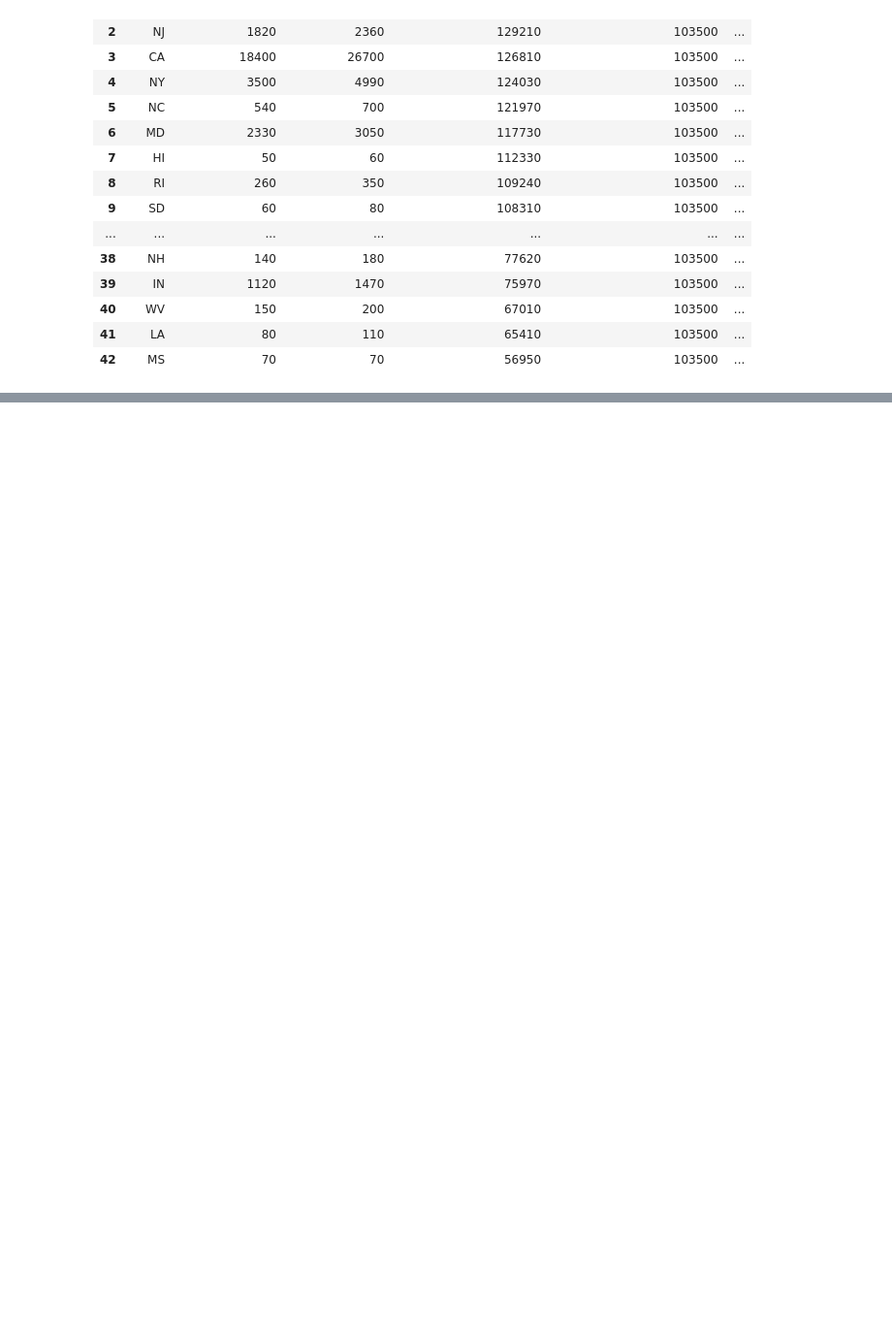
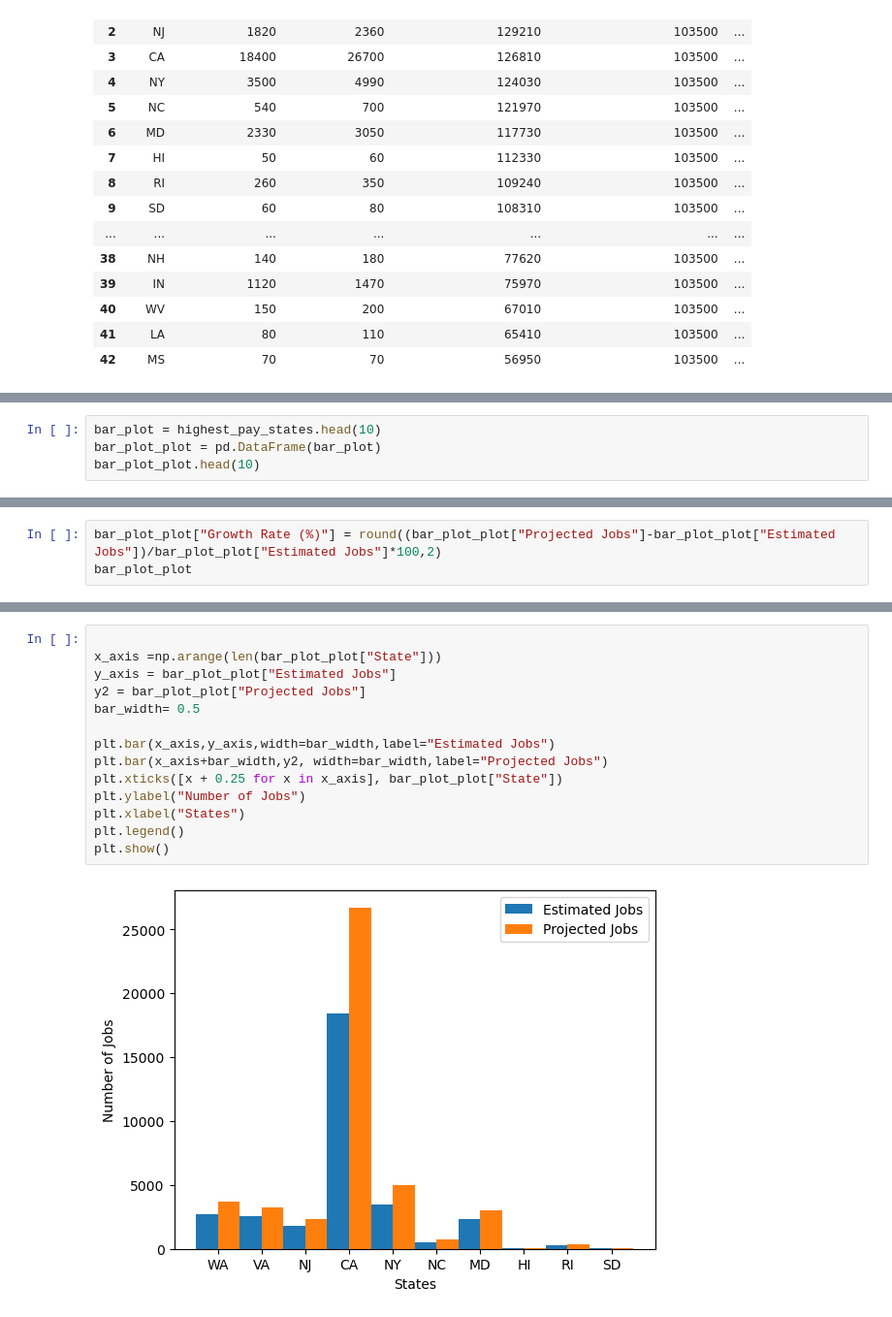
Before and after one commit to peatk/Group3_Project_-1, a Jupyter notebook: DataAnalysisDataAnalysts-AV Working Copy.ipynb, the cells around one changed output, grey strips where cells are left out. Shown at 97% size. Cells and saved outputs as stored; diff of their text form; blank space fills up the shorter version.

Commit message:
Added a few more possible graphs and analysis that could be used in the project

```diff
--- a/DataAnalysisDataAnalysts-AV Working Copy.ipynb
+++ b/DataAnalysisDataAnalysts-AV Working Copy.ipynb
@@ -279,0 +280,4 @@ projected_jobs_states
+# %%
+bar_plot = highest_pay_states.head(10)
+bar_plot_plot = pd.DataFrame(bar_plot)
+bar_plot_plot.head(10)
@@ -279,0 +296,3 @@ projected_jobs_states
+# %%
+bar_plot_plot["Growth Rate (%)"] = round((bar_plot_plot["Projected Jobs"]-bar_plot_plot["Estimated Jobs"])/bar_plot_plot["Estimated Jobs"]*100,2)
+bar_plot_plot
@@ -279,0 +311,16 @@ projected_jobs_states
+# %%
+
+x_axis =np.arange(len(bar_plot_plot["State"]))
+y_axis = bar_plot_plot["Estimated Jobs"]
+y2 = bar_plot_plot["Projected Jobs"]
+bar_width= 0.5
+
+plt.bar(x_axis,y_axis,width=bar_width,label="Estimated Jobs")
+plt.bar(x_axis+bar_width,y2, width=bar_width,label="Projected Jobs")
+plt.xticks([x + 0.25 for x in x_axis], bar_plot_plot["State"])
+plt.ylabel("Number of Jobs")
+plt.xlabel("States")
+plt.legend()
+plt.show()
+# %% [output]
+[figure, added]
```
Also changed, not shown: parts of 12 cells of this notebook.
